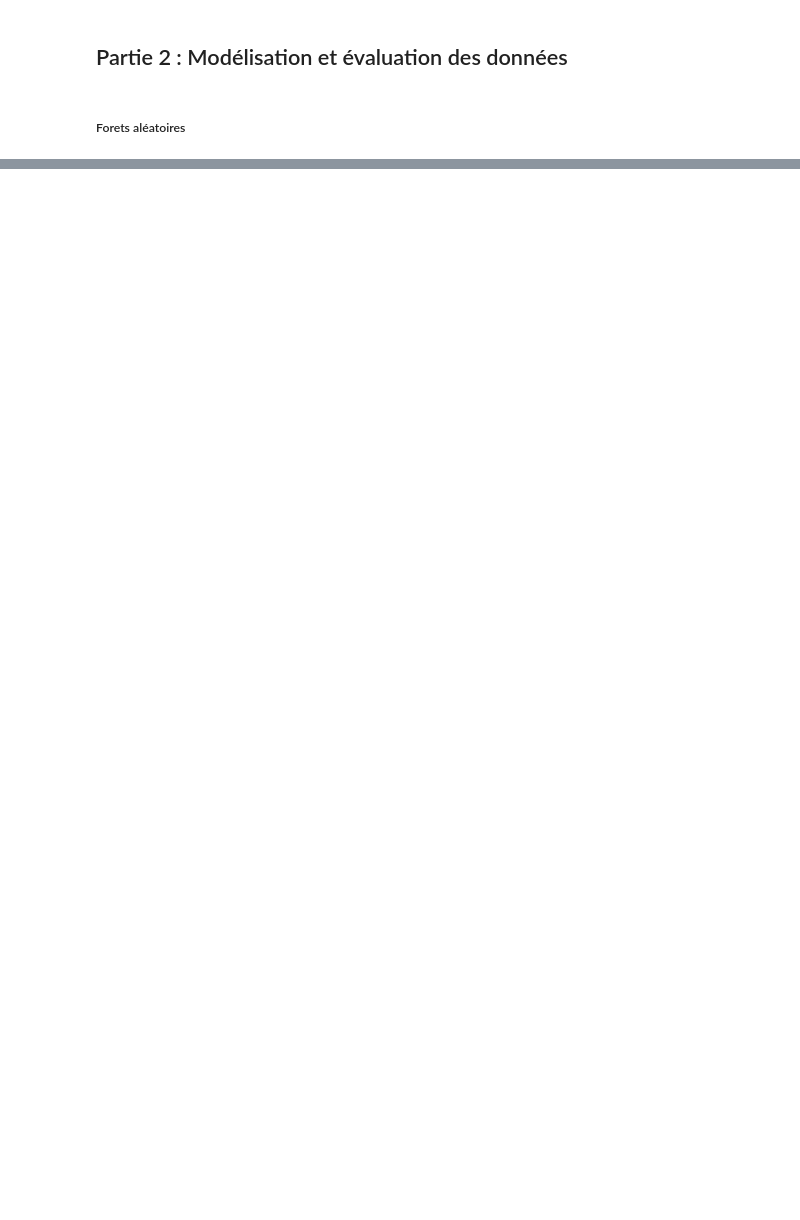
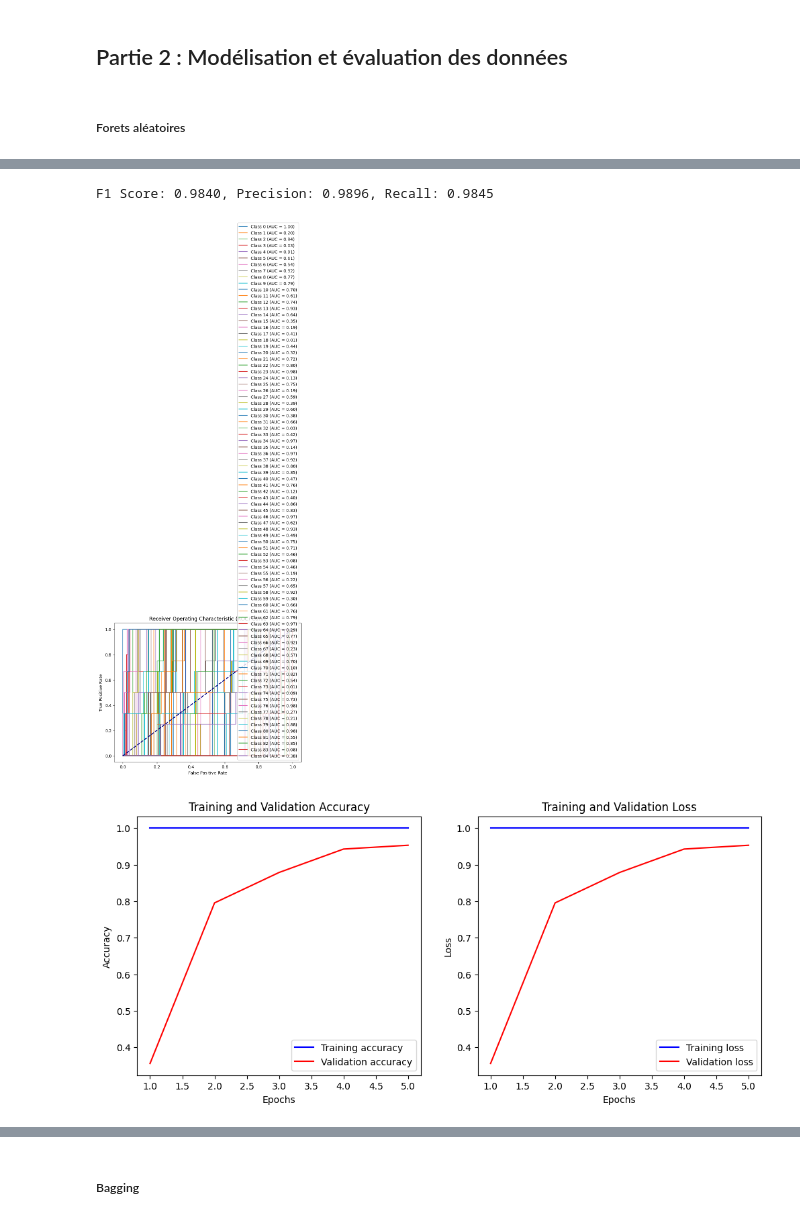
Before and after one commit to mazen-bh/Projet_IFT_712, a Jupyter notebook: main.ipynb, the cells around one changed output, grey strips where cells are left out. Drawn from its saved outputs; the diff is of its cells as text; code cells hidden in the pictures; blank space fills up the shorter version.

Commit message:
commit evaluation class + 5 classifieurs

```diff
--- a/main.ipynb
+++ b/main.ipynb
@@ -70,0 +105,6 @@ model_foret_alea.plot_learning_curve()
+# %%
+model_R_N = Reseaux_de_neurones(x_train, y_train, x_val, y_val, x_test, y_test)
+model_R_N.preprocess_data()
+model_R_N.garder_meilleur_hyperparameters()
+model_R_N.entrainement()
+model_R_N.prediction()
@@ -70,0 +125,12 @@ model_foret_alea.plot_learning_curve()
+# %%
+evaluation_ab = Evaluation(model_R_N.nn_classifier, model_R_N.x_test, model_R_N.y_test,model_R_N.learning_curve_data)
+f1, precision, recall = evaluation_ab.calculate_metrics(model_R_N.y_test, model_R_N.prediction())
+print(f"F1 Score: {f1:.4f}, Precision: {precision:.4f}, Recall: {recall:.4f}")
+evaluation_ab.plot_roc_curve()
+evaluation_ab.plot_learning_curves()
+evaluation_ab.plot_confusion_matrix()
+evaluation_ab.generate_classification_report()
+# %% [output]
+F1 Score: 0.9840, Precision: 0.9896, Recall: 0.9845
+[figure, added]
+[figure, added]
@@ -70,0 +157,2 @@ model_foret_alea.plot_learning_curve()
+# %% [markdown]
+##### Bagging
```
Also changed, not shown: parts of 20 cells of this notebook, 8 other files.
